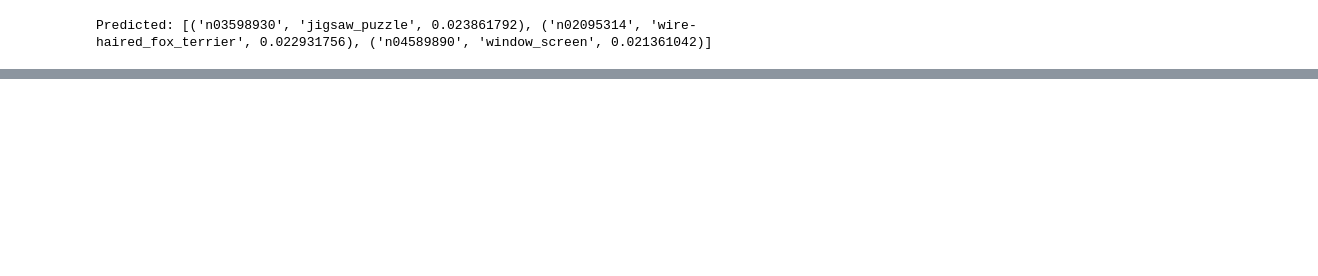
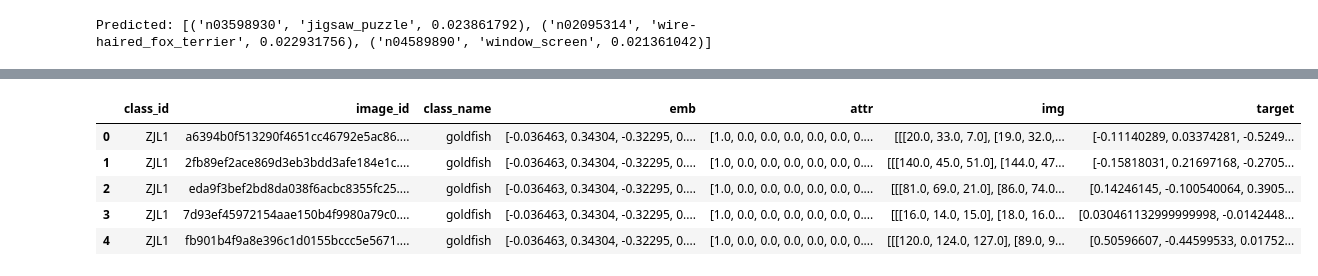
Before and after one commit to ifuding/TC, a Jupyter notebook: ZJC/Code/EmbAttrToImagFeaturesClean-Copy1.ipynb, the cells around one changed output, grey strips where cells are left out. Drawn from its saved outputs; the diff is of its cells as text; code cells hidden in the pictures; blank space fills up the shorter version.

```diff
--- a/ZJC/Code/EmbAttrToImagFeaturesClean-Copy1.ipynb
+++ b/ZJC/Code/EmbAttrToImagFeaturesClean-Copy1.ipynb
@@ -55,6 +56,8 @@ Using TensorFlow backend.
 # train_data['img'] = train_data['image_id'].apply(lambda id: read_image(id))
 
 # train_data.reset_index(inplace = True)
+with open(path + 'class_id_emb_attr.pickle', 'rb') as handle:
+    class_id_emb_attr = pickle.load(handle)
 
 with open(path + 'train_img.pickle', 'rb') as handle:
     train_data = pickle.load(handle)
@@ -451,0 +498,9 @@ print("witch is : "+ str(dis_list.index(min(dis_list))) + " and min dis = " + st
+# %%
+train_data.head()
+# %% [output]
+|  | class_id | image_id | class_name | emb | attr | img | target |
+| 0 | ZJL1 | a6394b0f513290f4651cc46792e5ac86.... | goldfish | [-0.036463, 0.34304, -0.32295, 0.... | [1.0, 0.0, 0.0, 0.0, 0.0, 0.0, 0.... | [[[20.0, 33.0, 7.0], [19.0, 32.0,... | [-0.11140289, 0.03374281, -0.5249... |
+| 1 | ZJL1 | 2fb89ef2ace869d3eb3bdd3afe184e1c.... | goldfish | [-0.036463, 0.34304, -0.32295, 0.... | [1.0, 0.0, 0.0, 0.0, 0.0, 0.0, 0.... | [[[140.0, 45.0, 51.0], [144.0, 47... | [-0.15818031, 0.21697168, -0.2705... |
+| 2 | ZJL1 | eda9f3bef2bd8da038f6acbc8355fc25.... | goldfish | [-0.036463, 0.34304, -0.32295, 0.... | [1.0, 0.0, 0.0, 0.0, 0.0, 0.0, 0.... | [[[81.0, 69.0, 21.0], [86.0, 74.0... | [0.14246145, -0.100540064, 0.3905... |
+| 3 | ZJL1 | 7d93ef45972154aae150b4f9980a79c0.... | goldfish | [-0.036463, 0.34304, -0.32295, 0.... | [1.0, 0.0, 0.0, 0.0, 0.0, 0.0, 0.... | [[[16.0, 14.0, 15.0], [18.0, 16.0... | [0.030461132999999998, -0.0142448... |
+| 4 | ZJL1 | fb901b4f9a8e396c1d0155bccc5e5671.... | goldfish | [-0.036463, 0.34304, -0.32295, 0.... | [1.0, 0.0, 0.0, 0.0, 0.0, 0.0, 0.... | [[[120.0, 124.0, 127.0], [89.0, 9... | [0.50596607, -0.44599533, 0.01752... |
```
Also changed, not shown: parts of 15 cells of this notebook, 2 other files.
